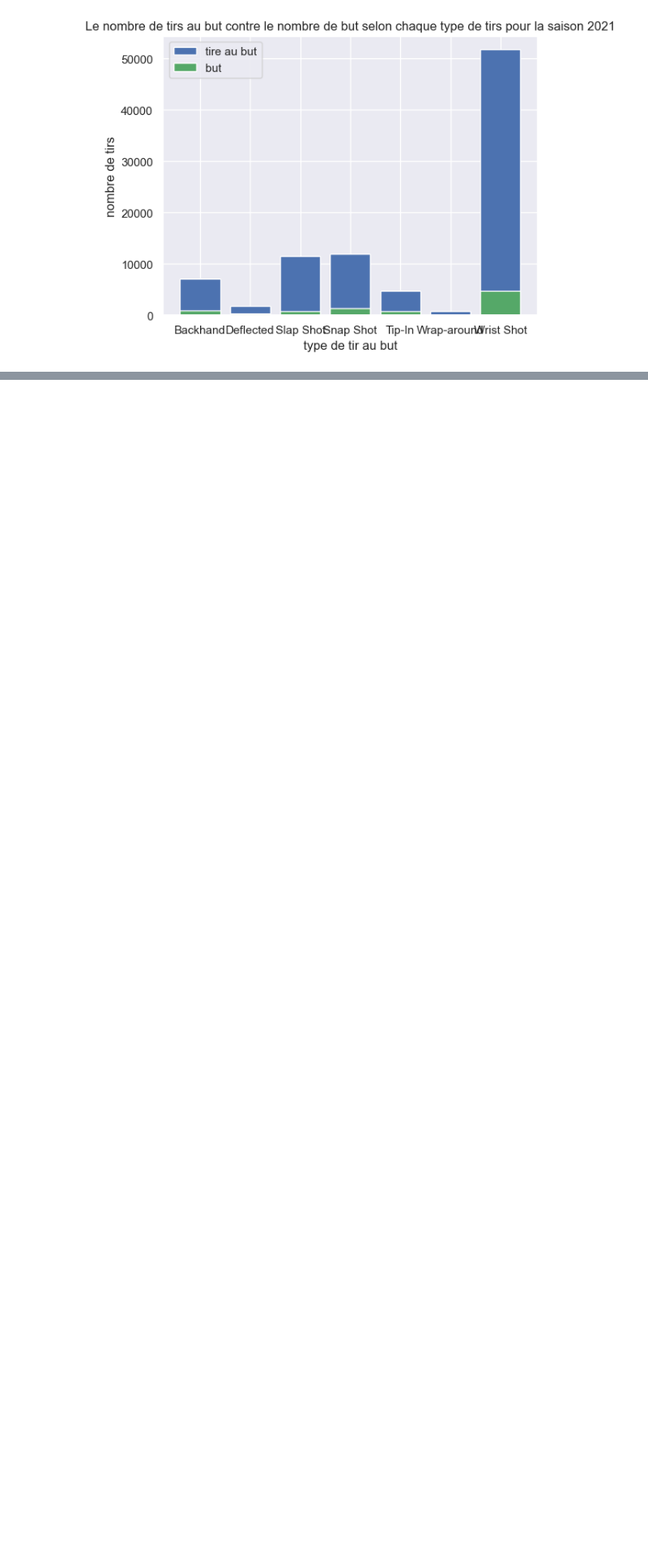
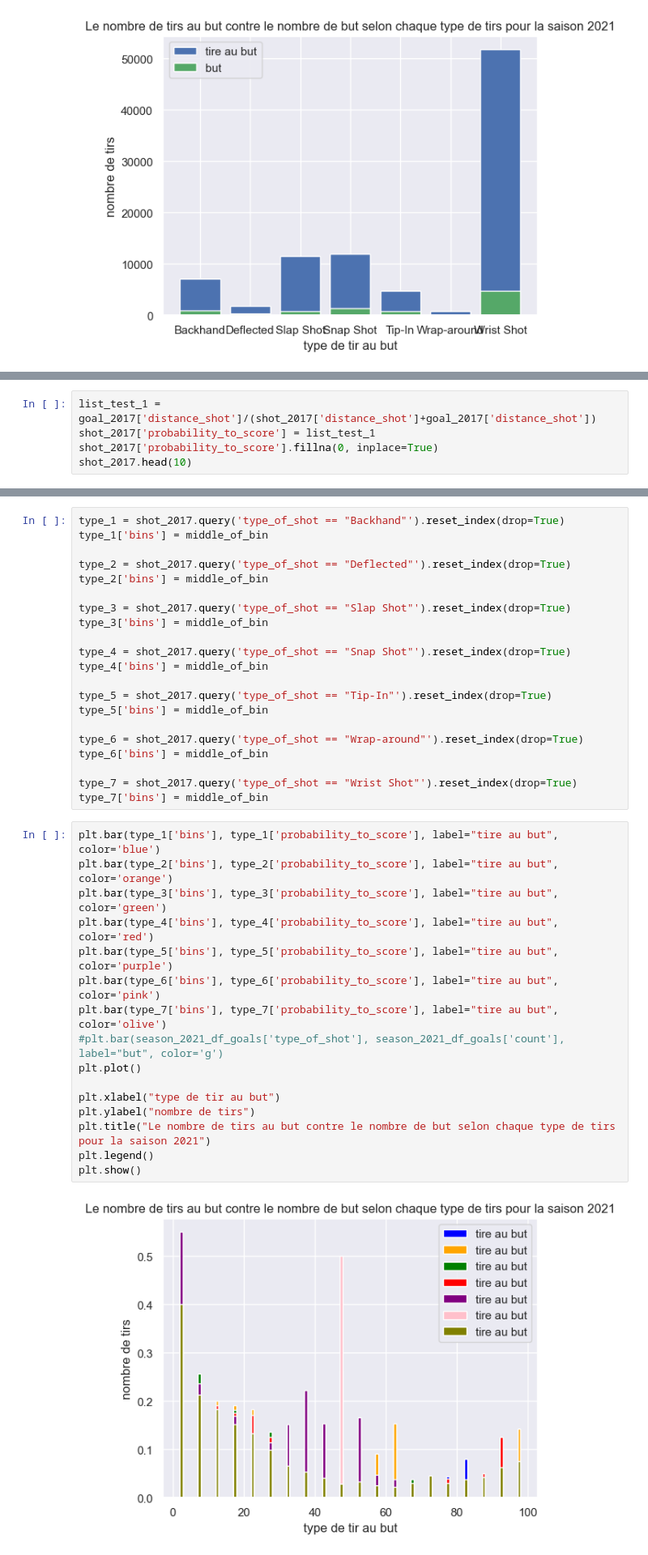
Before and after one commit to Mohamed-loua/ift6758-projet-hockey, a Jupyter notebook: src/_question_5.ipynb, the cells around one changed output, grey strips where cells are left out. Shown at 81% size. Cells and saved outputs as stored; diff of their text form; blank space fills up the shorter version.

```diff
--- a/src/_question_5.ipynb
+++ b/src/_question_5.ipynb
@@ -240,0 +267,5 @@ _season_2017_df.head()
+# %%
+list_test_1 = goal_2017['distance_shot']/(shot_2017['distance_shot']+goal_2017['distance_shot'])
+shot_2017['probability_to_score'] = list_test_1
+shot_2017['probability_to_score'].fillna(0, inplace=True)
+shot_2017.head(10)
@@ -240,0 +300,39 @@ _season_2017_df.head()
+# %%
+type_1 = shot_2017.query('type_of_shot == "Backhand"').reset_index(drop=True)
+type_1['bins'] = middle_of_bin
+
+type_2 = shot_2017.query('type_of_shot == "Deflected"').reset_index(drop=True)
+type_2['bins'] = middle_of_bin
+
+type_3 = shot_2017.query('type_of_shot == "Slap Shot"').reset_index(drop=True)
+type_3['bins'] = middle_of_bin
+
+type_4 = shot_2017.query('type_of_shot == "Snap Shot"').reset_index(drop=True)
+type_4['bins'] = middle_of_bin
+
+type_5 = shot_2017.query('type_of_shot == "Tip-In"').reset_index(drop=True)
+type_5['bins'] = middle_of_bin
+
+type_6 = shot_2017.query('type_of_shot == "Wrap-around"').reset_index(drop=True)
+type_6['bins'] = middle_of_bin
+
+type_7 = shot_2017.query('type_of_shot == "Wrist Shot"').reset_index(drop=True)
+type_7['bins'] = middle_of_bin
+# %%
+plt.bar(type_1['bins'], type_1['probability_to_score'], label="tire au but", color='blue')
+plt.bar(type_2['bins'], type_2['probability_to_score'], label="tire au but", color='orange')
+plt.bar(type_3['bins'], type_3['probability_to_score'], label="tire au but", color='green')
+plt.bar(type_4['bins'], type_4['probability_to_score'], label="tire au but", color='red')
+plt.bar(type_5['bins'], type_5['probability_to_score'], label="tire au but", color='purple')
+plt.bar(type_6['bins'], type_6['probability_to_score'], label="tire au but", color='pink')
+plt.bar(type_7['bins'], type_7['probability_to_score'], label="tire au but", color='olive')
+#plt.bar(season_2021_df_goals['type_of_shot'], season_2021_df_goals['count'], label="but", color='g')
+plt.plot()
+
+plt.xlabel("type de tir au but")
+plt.ylabel("nombre de tirs")
+plt.title("Le nombre de tirs au but contre le nombre de but selon chaque type de tirs pour la saison 2021")
+plt.legend()
+plt.show()
+# %% [output]
+[figure, added]
```
Also changed, not shown: parts of 10 cells of this notebook, 2 other files.
